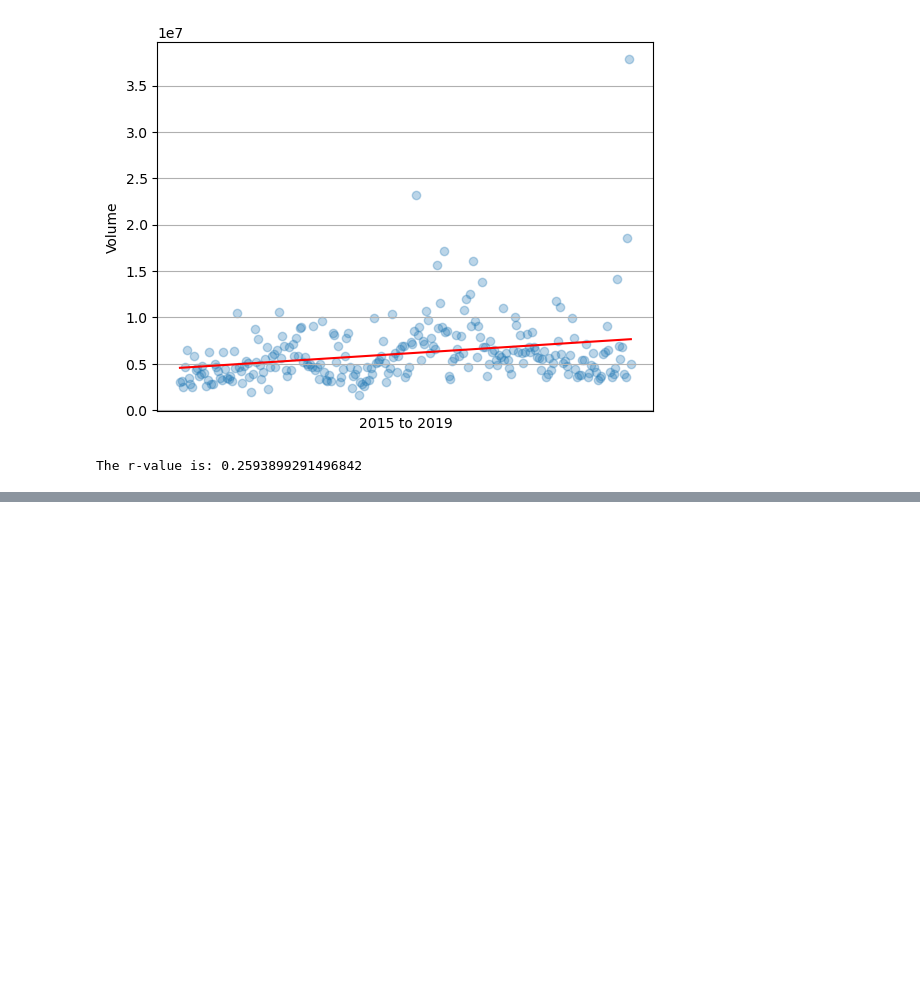
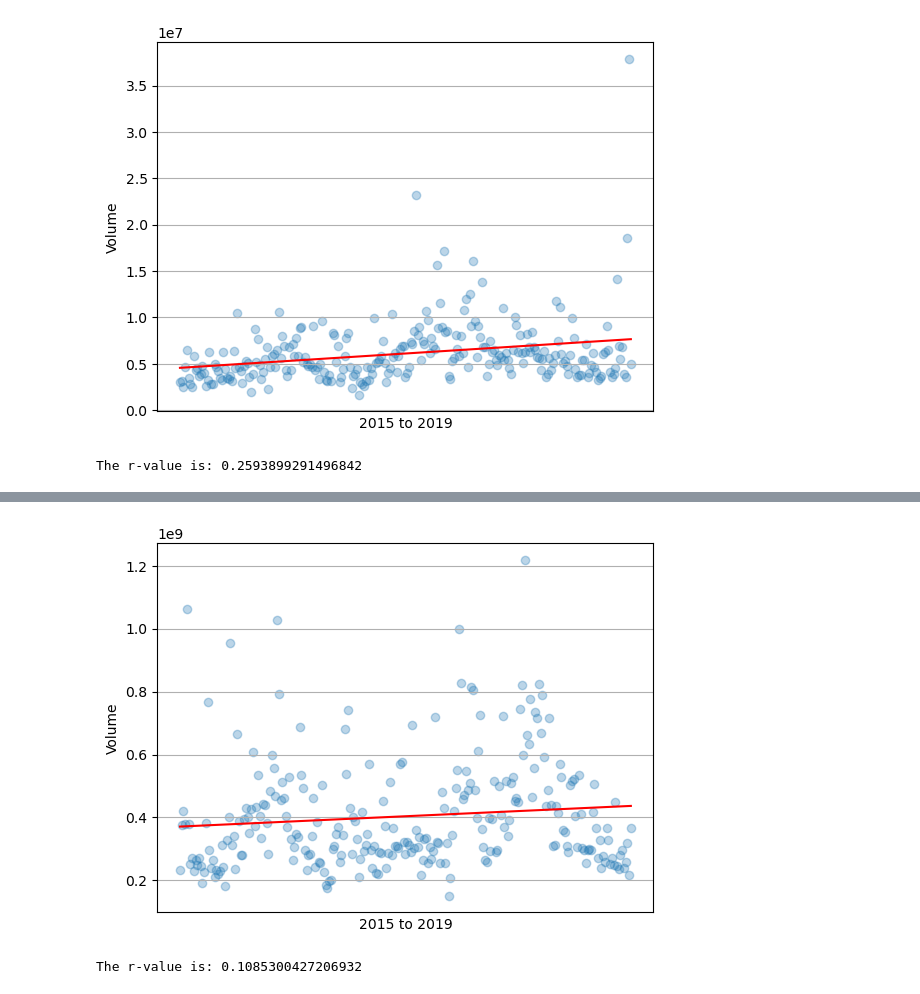
Before and after one commit to pathfindereleven/StockMkt_Analysis, a Jupyter notebook: combo #5.ipynb, the cells around one changed output, grey strips where cells are left out. Saved outputs shown, nothing was run; the diff lists cells and outputs as text; code cells hidden in the pictures; blank space fills up the shorter version.

```diff
--- a/combo #5.ipynb
+++ b/combo #5.ipynb
@@ -124,0 +132,5 @@ The r-value is: 0.2593899291496842
+# %%
+precovid(precovid_amzn['Date'], precovid_amzn['Volume'])
+# %% [output]
+[figure, added]
+The r-value is: 0.1085300427206932
```
Also changed, not shown: parts of 16 cells of this notebook.
